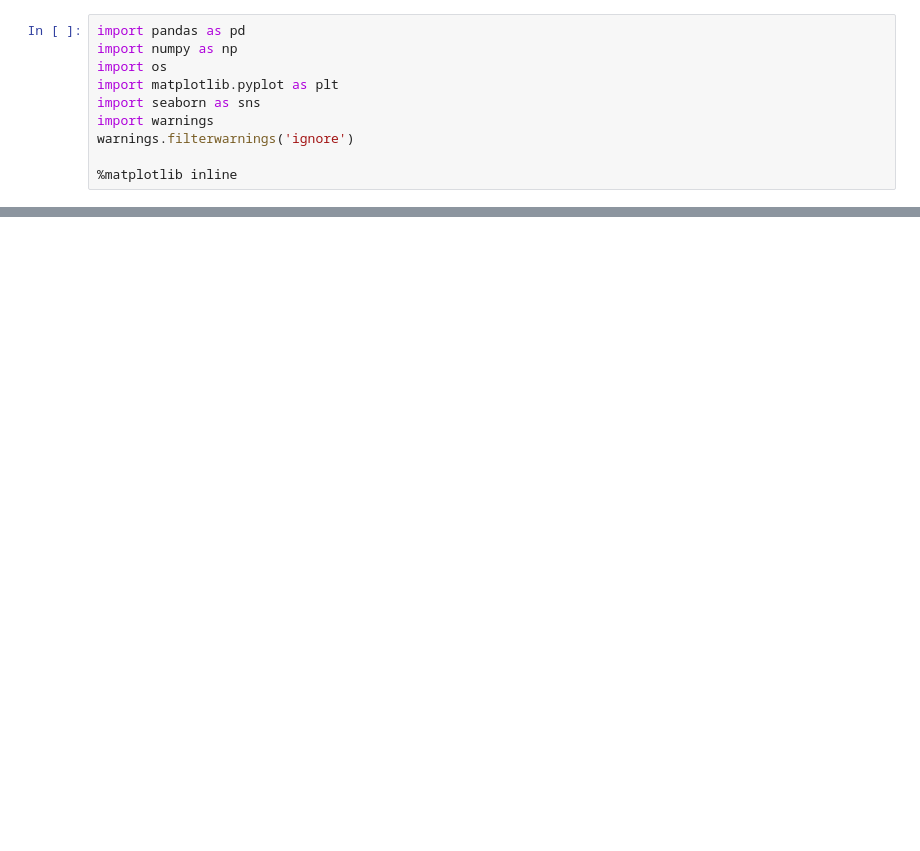
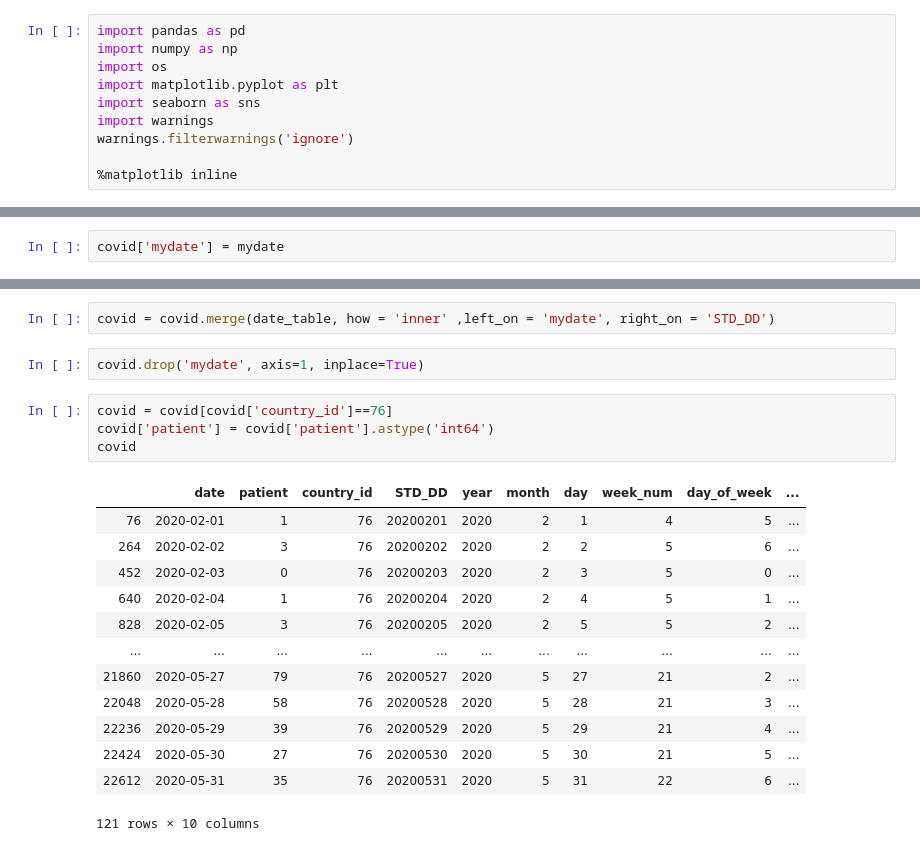
Before and after one commit to SeoroMin/dacon_jejucard, a Jupyter notebook: minhyeok/Untitled2.ipynb, the cells around one changed output, grey strips where cells are left out. Saved outputs shown, nothing was run; the diff lists cells and outputs as text; blank space fills up the shorter version.

```diff
--- a/minhyeok/Untitled2.ipynb
+++ b/minhyeok/Untitled2.ipynb
@@ -724,0 +33,2 @@ for i in mhlist:
+# %%
+covid['mydate'] = mydate
@@ -724,0 +55,22 @@ for i in mhlist:
+# %%
+covid = covid.merge(date_table, how = 'inner' ,left_on = 'mydate', right_on = 'STD_DD')
+# %%
+covid.drop('mydate', axis=1, inplace=True)
+# %%
+covid = covid[covid['country_id']==76]
+covid['patient'] = covid['patient'].astype('int64')
+covid
+# %% [output]
+|  | date | patient | country_id | STD_DD | year | month | day | week_num | day_of_week | ... |
+| 76 | 2020-02-01 | 1 | 76 | 20200201 | 2020 | 2 | 1 | 4 | 5 | ... |
+| 264 | 2020-02-02 | 3 | 76 | 20200202 | 2020 | 2 | 2 | 5 | 6 | ... |
+| 452 | 2020-02-03 | 0 | 76 | 20200203 | 2020 | 2 | 3 | 5 | 0 | ... |
+| 640 | 2020-02-04 | 1 | 76 | 20200204 | 2020 | 2 | 4 | 5 | 1 | ... |
+| 828 | 2020-02-05 | 3 | 76 | 20200205 | 2020 | 2 | 5 | 5 | 2 | ... |
+| ... | ... | ... | ... | ... | ... | ... | ... | ... | ... | ... |
+| 21860 | 2020-05-27 | 79 | 76 | 20200527 | 2020 | 5 | 27 | 21 | 2 | ... |
+| 22048 | 2020-05-28 | 58 | 76 | 20200528 | 2020 | 5 | 28 | 21 | 3 | ... |
+| 22236 | 2020-05-29 | 39 | 76 | 20200529 | 2020 | 5 | 29 | 21 | 4 | ... |
+| 22424 | 2020-05-30 | 27 | 76 | 20200530 | 2020 | 5 | 30 | 21 | 5 | ... |
+| 22612 | 2020-05-31 | 35 | 76 | 20200531 | 2020 | 5 | 31 | 22 | 6 | ... |
+121 rows × 10 columns
```
Also changed, not shown: parts of 80 cells of this notebook, 1 other file.
